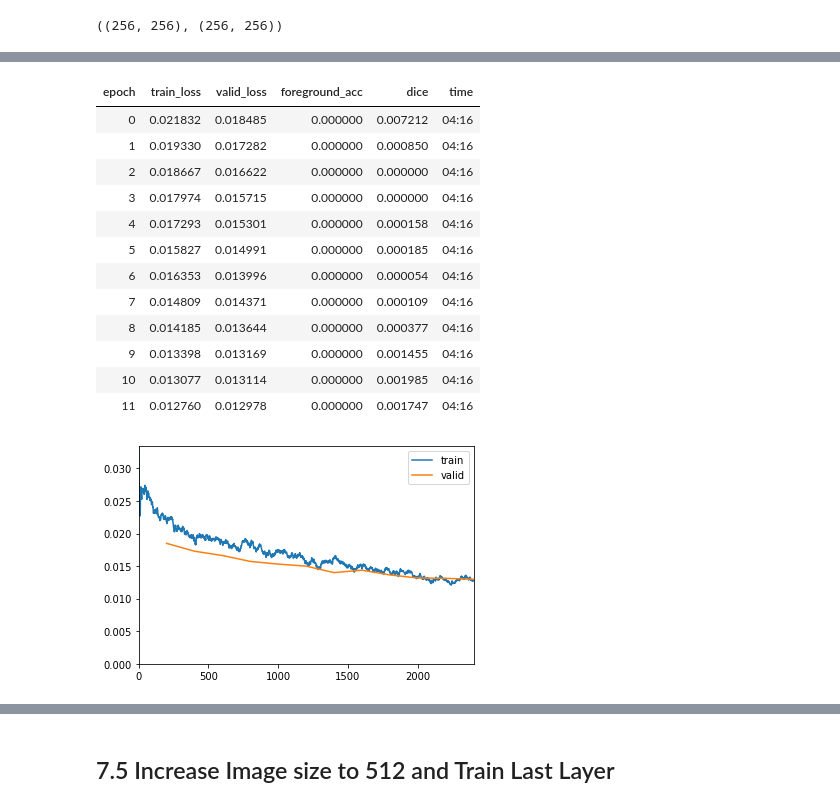
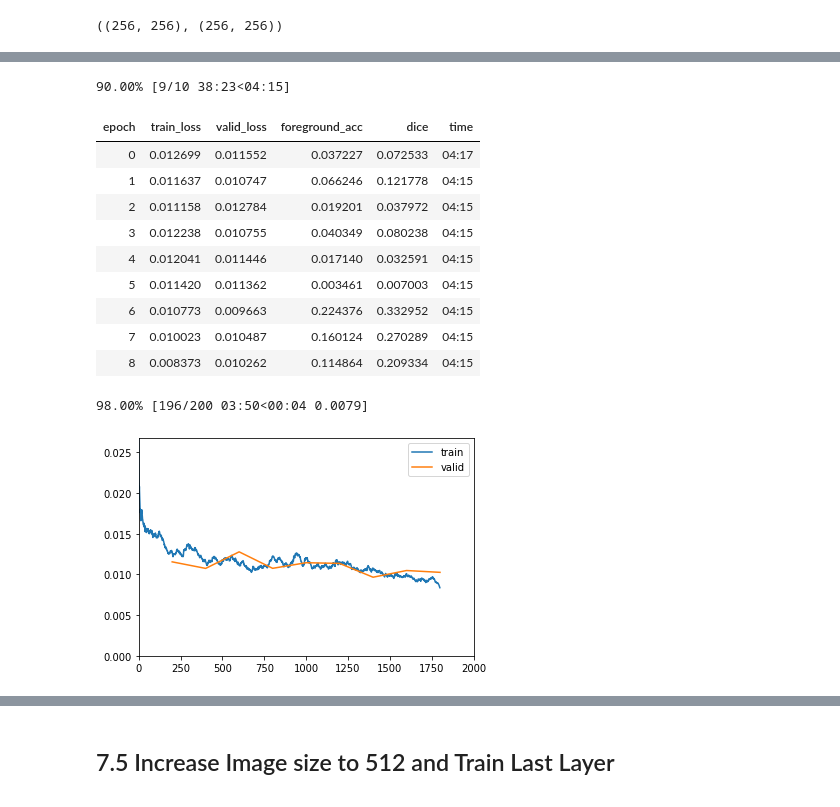
Before and after one commit to mrkcmd/bualabs, a Jupyter notebook: nbs/03c_image_segmentation_siim_acr_pneumothorax_fastai2.ipynb, the cells around one changed output, grey strips where cells are left out. Saved outputs shown, nothing was run; the diff lists cells and outputs as text; code cells hidden in the pictures.

```diff
--- a/nbs/03c_image_segmentation_siim_acr_pneumothorax_fastai2.ipynb
+++ b/nbs/03c_image_segmentation_siim_acr_pneumothorax_fastai2.ipynb
@@ -536,7 +555,7 @@ dls.train_ds[0][0].shape, dls.train_ds[0][1].shape
 # %%
 learn = getLearner(dls)
 # %%
-learn.load('03c-unet-resnet34-128-3')
+learn.load('03c-unet-resnet34-128-2')
 learn.freeze()
 # %%
 learn.lr_find()
@@ -547,21 +566,20 @@ SuggestedLRs(lr_min=0.00010000000474974513, lr_steep=6.309573450380412e-07)
 # %%
 # learn.fit_flat_cos(10, lr=8e-4, wd=1e-1)
-learn.fit_one_cycle(12, lr_max=1e-4, pct_start=0.7)
+learn.fit_one_cycle(10, lr_max=slice(1e-3), pct_start=0.7)
 # %% [output]
+90.00% [9/10 38:23<04:15]
 | epoch | train_loss | valid_loss | foreground_acc | dice | time |
-| 0 | 0.021832 | 0.018485 | 0.000000 | 0.007212 | 04:16 |
-| 1 | 0.019330 | 0.017282 | 0.000000 | 0.000850 | 04:16 |
-| 2 | 0.018667 | 0.016622 | 0.000000 | 0.000000 | 04:16 |
-| 3 | 0.017974 | 0.015715 | 0.000000 | 0.000000 | 04:16 |
-| 4 | 0.017293 | 0.015301 | 0.000000 | 0.000158 | 04:16 |
-| 5 | 0.015827 | 0.014991 | 0.000000 | 0.000185 | 04:16 |
-| 6 | 0.016353 | 0.013996 | 0.000000 | 0.000054 | 04:16 |
-| 7 | 0.014809 | 0.014371 | 0.000000 | 0.000109 | 04:16 |
-| 8 | 0.014185 | 0.013644 | 0.000000 | 0.000377 | 04:16 |
-| 9 | 0.013398 | 0.013169 | 0.000000 | 0.001455 | 04:16 |
-| 10 | 0.013077 | 0.013114 | 0.000000 | 0.001985 | 04:16 |
-| 11 | 0.012760 | 0.012978 | 0.000000 | 0.001747 | 04:16 |
+| 0 | 0.012699 | 0.011552 | 0.037227 | 0.072533 | 04:17 |
+| 1 | 0.011637 | 0.010747 | 0.066246 | 0.121778 | 04:15 |
+| 2 | 0.011158 | 0.012784 | 0.019201 | 0.037972 | 04:15 |
+| 3 | 0.012238 | 0.010755 | 0.040349 | 0.080238 | 04:15 |
+| 4 | 0.012041 | 0.011446 | 0.017140 | 0.032591 | 04:15 |
+| 5 | 0.011420 | 0.011362 | 0.003461 | 0.007003 | 04:15 |
+| 6 | 0.010773 | 0.009663 | 0.224376 | 0.332952 | 04:15 |
+| 7 | 0.010023 | 0.010487 | 0.160124 | 0.270289 | 04:15 |
+| 8 | 0.008373 | 0.010262 | 0.114864 | 0.209334 | 04:15 |
+98.00% [196/200 03:50<00:04 0.0079]
-[figure, old version]
+[figure, new version]
 # %%
 learn.save('03c-unet-resnet34-256-1')
 # %%
```
Also changed, not shown: parts of 17 cells of this notebook.
